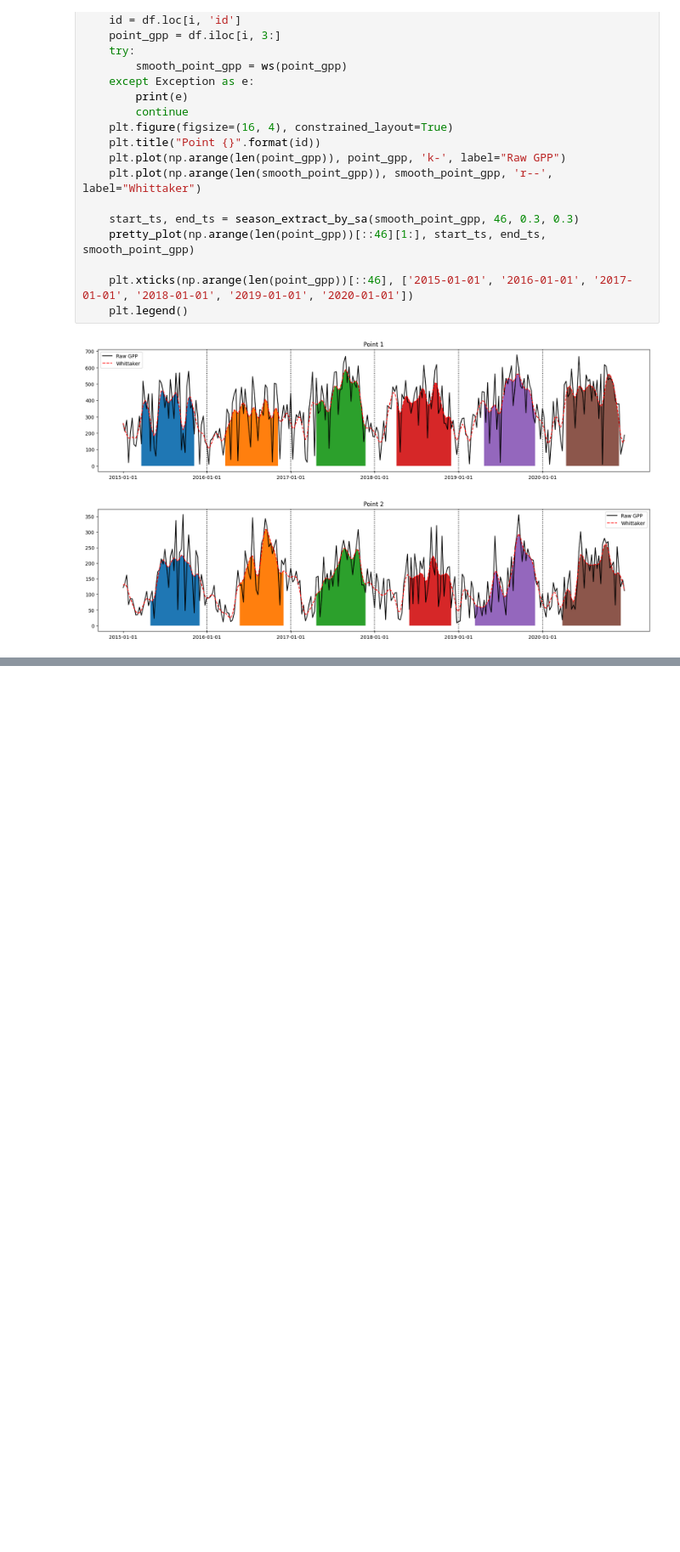
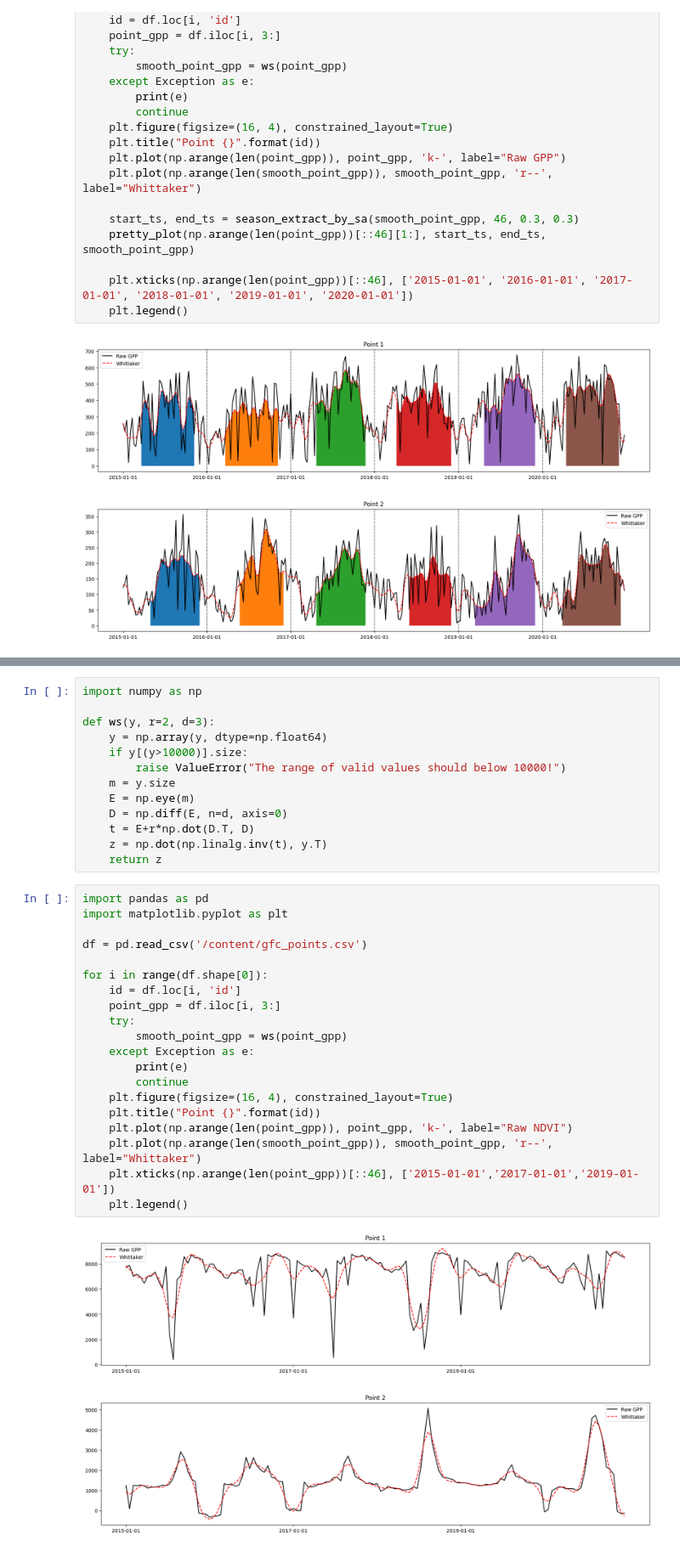
Before and after one commit to 123111222/GEE_Cloud-computing, a Jupyter notebook: Untitled0.ipynb, the cells around one changed output, grey strips where cells are left out. Shown at 85% size. Saved outputs shown, nothing was run; the diff lists cells and outputs as text; blank space fills up the shorter version.

```diff
--- a/Untitled0.ipynb
+++ b/Untitled0.ipynb
@@ -311,0 +461,36 @@ for i in range(df.shape[0]):
+# %%
+import numpy as np
+
+def ws(y, r=2, d=3):
+    y = np.array(y, dtype=np.float64)
+    if y[(y>10000)].size:
+        raise ValueError("The range of valid values should below 10000!")
+    m = y.size
+    E = np.eye(m)
+    D = np.diff(E, n=d, axis=0)
+    t = E+r*np.dot(D.T, D)
+    z = np.dot(np.linalg.inv(t), y.T)
+    return z
+# %%
+import pandas as pd
+import matplotlib.pyplot as plt
+
+df = pd.read_csv('/content/gfc_points.csv')
+
+for i in range(df.shape[0]):
+    id = df.loc[i, 'id']
+    point_gpp = df.iloc[i, 3:]
+    try:
+        smooth_point_gpp = ws(point_gpp)
+    except Exception as e:
+        print(e)
+        continue
+    plt.figure(figsize=(16, 4), constrained_layout=True)
+    plt.title("Point {}".format(id))
+    plt.plot(np.arange(len(point_gpp)), point_gpp, 'k-', label="Raw NDVI")
+    plt.plot(np.arange(len(smooth_point_gpp)), smooth_point_gpp, 'r--', label="Whittaker")
+    plt.xticks(np.arange(len(point_gpp))[::46], ['2015-01-01','2017-01-01','2019-01-01'])
+    plt.legend()
+# %% [output]
+[figure, added]
+[figure, added]
```
Also changed, not shown: parts of 9 cells of this notebook.
